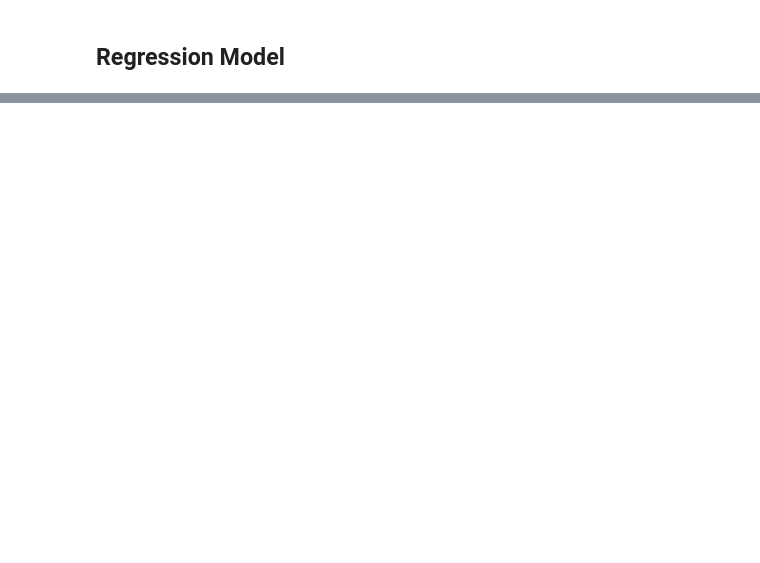
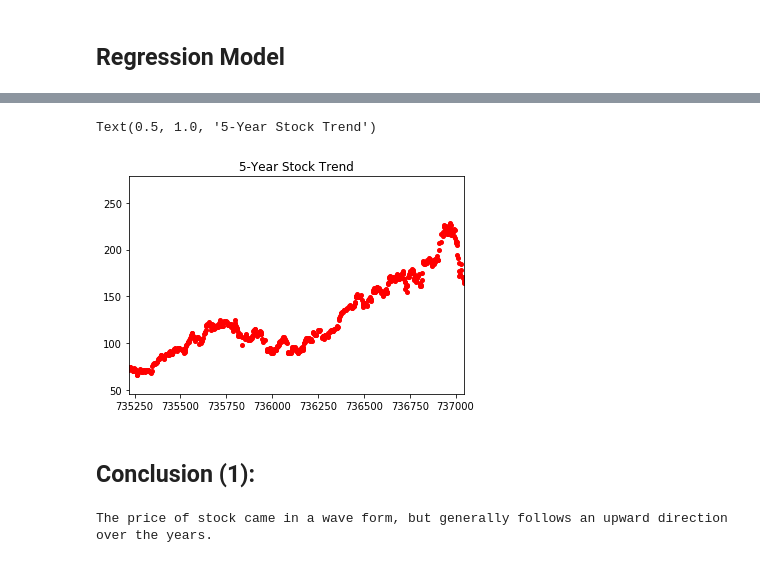
Before and after one commit to joyliao07/data_analysis, a Jupyter notebook: regressions.ipynb, the cells around one changed output, grey strips where cells are left out. Drawn from its saved outputs; the diff is of its cells as text; code cells hidden in the pictures; blank space fills up the shorter version.

```diff
--- a/regressions.ipynb
+++ b/regressions.ipynb
@@ -54,0 +115,4 @@ plt.title('Training Set')
+# %%
+X_full_numpy = matplotlib.dates.date2num(X_full)
+Y_full_numpy = df.close
+X_train_numpy, X_test_numpy, Y_train_numpy, Y_test_numpy = train_test_split(X_full_numpy, Y_full_numpy, test_size=0.5, random_state=10)
@@ -54,0 +122,30 @@ plt.title('Training Set')
+# %%
+coefs_lin = poly.polyfit(X_train_numpy, Y_train_numpy, 1)
+coefs_sq = poly.polyfit(X_train_numpy, Y_train_numpy, 2)
+coefs_ten = poly.polyfit(X_train_numpy, Y_train_numpy, 11)
+# %%
+X_line = np.linspace(0, 500, 5000)
+ffit_ln = poly.polyval(X_line, coefs_lin)
+ffit_sq = poly.polyval(X_line, coefs_sq)
+ffit_ten = poly.polyval(X_line, coefs_ten)
+# %%
+# plt.ylim?
+plt.ylim(min(Y_train_numpy - 20), max(Y_train_numpy + 50))
+plt.xlim(min(X_train_numpy), max(X_train_numpy))
+plt.plot(X_line, ffit_ln, 'g')
+plt.plot(X_line, ffit_sq, 'b')
+plt.plot(X_line, ffit_ten, 'r')
+
+# X_month = matplotlib.dates.MonthLocator()
+
+plt.plot(X_train_numpy, Y_train_numpy, 'ro', markersize=4)
+plt.title('5-Year Stock Trend')
+# %% [output]
+Text(0.5, 1.0, '5-Year Stock Trend')
+[figure, added]
+# %% [markdown]
+## Conclusion (1):
+# %%
+print(f'The price of stock came in a wave form, but generally follows an upward direction over the years.')
+# %% [output]
+The price of stock came in a wave form, but generally follows an upward direction over the years.
```
Also changed, not shown: parts of 20 cells of this notebook.
